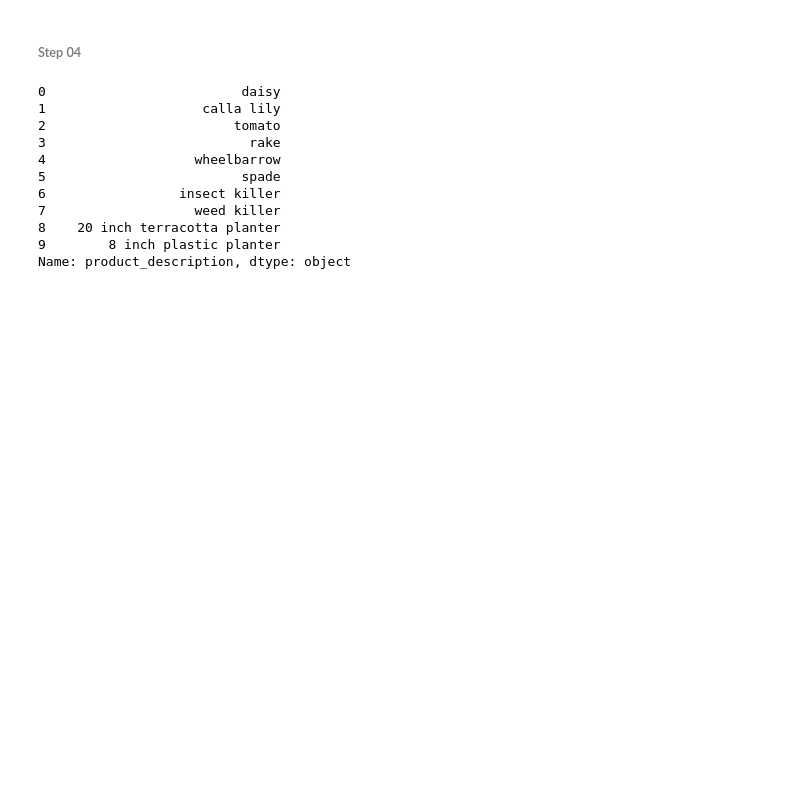
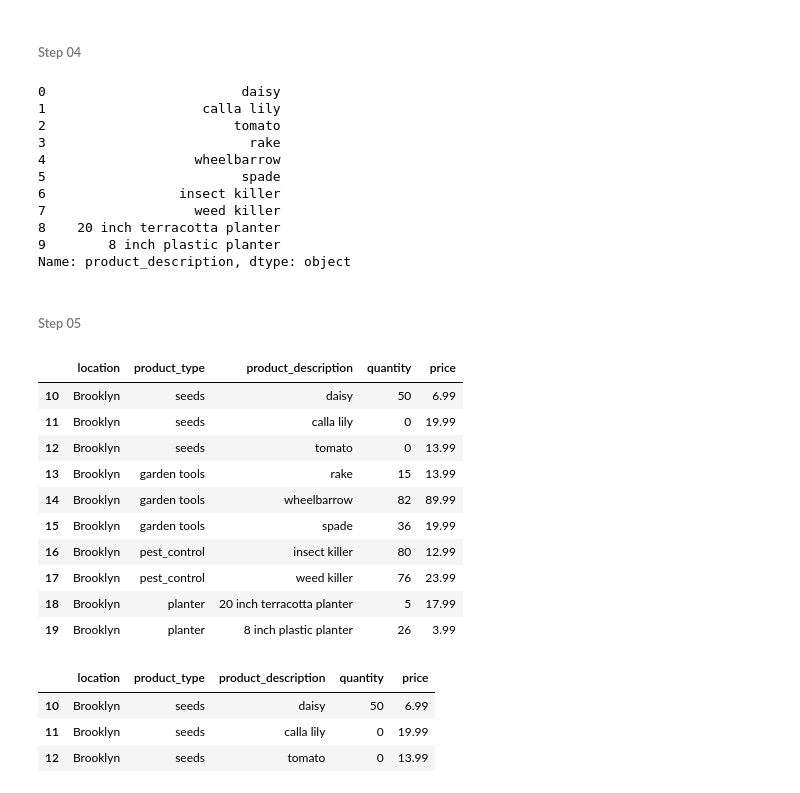
Before and after one commit to hassan-ak/PIAIC-AI, a Jupyter notebook: Q2/Classes/Pandas/assignment/assignment1/PIAIC53818_Assignment01_Pandas.ipynb, the cells around one changed output. Cells and saved outputs as stored; diff of their text form; code cells hidden in the pictures; blank space fills up the shorter version.

```diff
--- a/Q2/Classes/Pandas/assignment/assignment1/PIAIC53818_Assignment01_Pandas.ipynb
+++ b/Q2/Classes/Pandas/assignment/assignment1/PIAIC53818_Assignment01_Pandas.ipynb
@@ -802,3 +802,5 @@ product_request
 8    20 inch terracotta planter
 9        8 inch plastic planter
 Name: product_description, dtype: object
+# %% [markdown]
+###### Step 05
@@ -804,0 +813,23 @@ Name: product_description, dtype: object
+# %%
+brooklyn = inventory[inventory.location == "Brooklyn"]
+brooklyn
+# %% [output]
+|  | location | product_type | product_description | quantity | price |
+| 10 | Brooklyn | seeds | daisy | 50 | 6.99 |
+| 11 | Brooklyn | seeds | calla lily | 0 | 19.99 |
+| 12 | Brooklyn | seeds | tomato | 0 | 13.99 |
+| 13 | Brooklyn | garden tools | rake | 15 | 13.99 |
+| 14 | Brooklyn | garden tools | wheelbarrow | 82 | 89.99 |
+| 15 | Brooklyn | garden tools | spade | 36 | 19.99 |
+| 16 | Brooklyn | pest_control | insect killer | 80 | 12.99 |
+| 17 | Brooklyn | pest_control | weed killer | 76 | 23.99 |
+| 18 | Brooklyn | planter | 20 inch terracotta planter | 5 | 17.99 |
+| 19 | Brooklyn | planter | 8 inch plastic planter | 26 | 3.99 |
+# %%
+seed_request = brooklyn[brooklyn.product_type == "seeds"]
+seed_request
+# %% [output]
+|  | location | product_type | product_description | quantity | price |
+| 10 | Brooklyn | seeds | daisy | 50 | 6.99 |
+| 11 | Brooklyn | seeds | calla lily | 0 | 19.99 |
+| 12 | Brooklyn | seeds | tomato | 0 | 13.99 |
```
Also changed, not shown: parts of 2 cells of this notebook.
